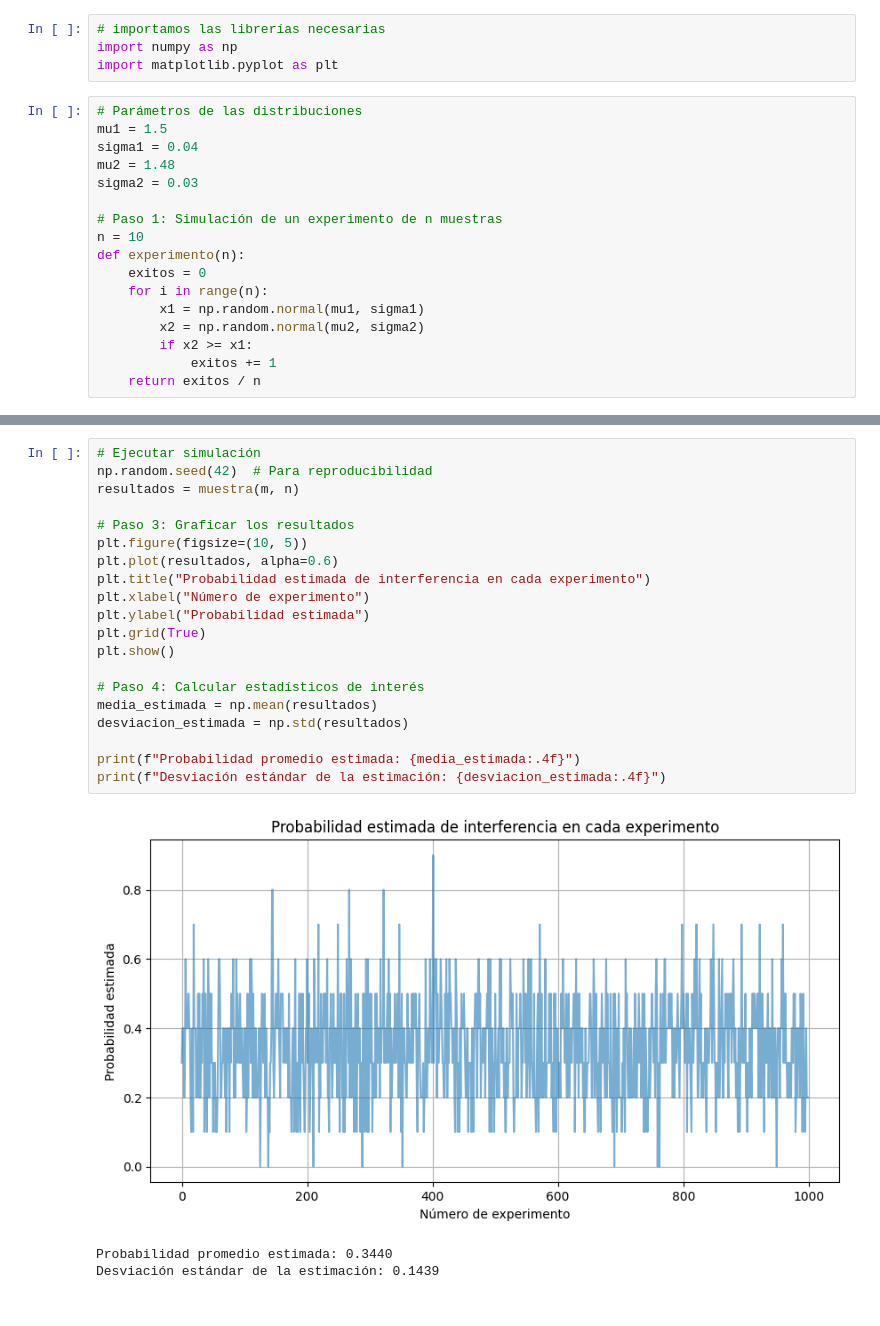
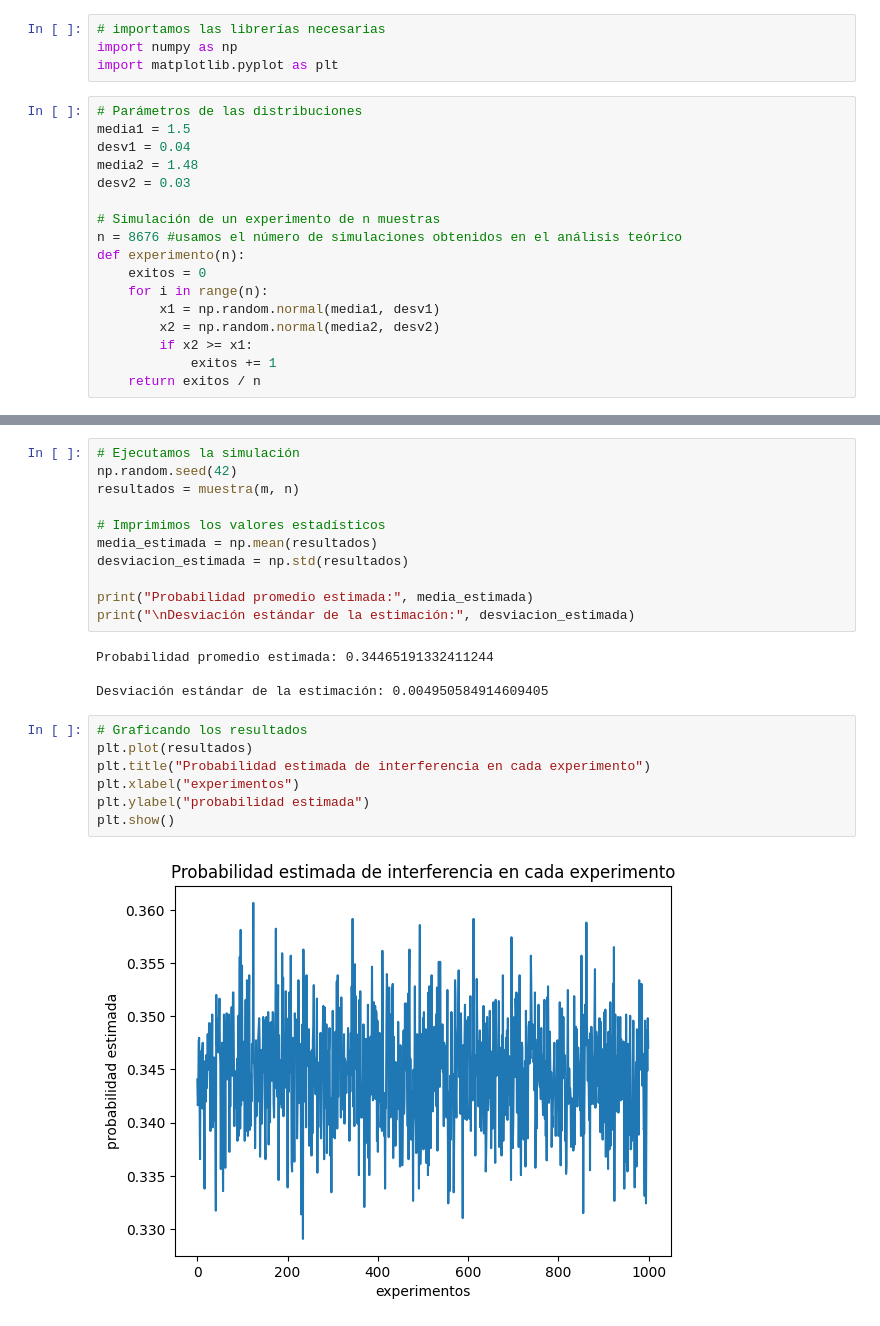
Before and after one commit to vanecornejo/Simulaci-n-I, a Jupyter notebook: Flecha y cojinete.ipynb, the cells around one changed output, grey strips where cells are left out. Drawn from its saved outputs; the diff is of its cells as text.

```diff
--- a/Flecha y cojinete.ipynb
+++ b/Flecha y cojinete.ipynb
@@ -60,18 +66,18 @@ import numpy as np
 import matplotlib.pyplot as plt
 # %%
 # Parámetros de las distribuciones
-mu1 = 1.5
-sigma1 = 0.04
-mu2 = 1.48
-sigma2 = 0.03
+media1 = 1.5
+desv1 = 0.04
+media2 = 1.48
+desv2 = 0.03
 
-# Paso 1: Simulación de un experimento de n muestras
-n = 10
+# Simulación de un experimento de n muestras
+n = 8676 #usamos el número de simulaciones obtenidos en el análisis teórico
 def experimento(n):
     exitos = 0
     for i in range(n):
-        x1 = np.random.normal(mu1, sigma1)
-        x2 = np.random.normal(mu2, sigma2)
+        x1 = np.random.normal(media1, desv1)
+        x2 = np.random.normal(media2, desv2)
         if x2 >= x1:
             exitos += 1
     return exitos / n
@@ -85,26 +91,26 @@ def muestra(m, n):
         resultados.append(p)
     return resultados
 # %%
-# Ejecutar simulación
-np.random.seed(42)  # Para reproducibilidad
+# Ejecutamos la simulación
+np.random.seed(42)
 resultados = muestra(m, n)
 
-# Paso 3: Graficar los resultados
-plt.figure(figsize=(10, 5))
-plt.plot(resultados, alpha=0.6)
-plt.title("Probabilidad estimada de interferencia en cada experimento")
-plt.xlabel("Número de experimento")
-plt.ylabel("Probabilidad estimada")
-plt.grid(True)
-plt.show()
-
-# Paso 4: Calcular estadísticos de interés
+# Imprimimos los valores estadísticos
 media_estimada = np.mean(resultados)
 desviacion_estimada = np.std(resultados)
 
-print(f"Probabilidad promedio estimada: {media_estimada:.4f}")
-print(f"Desviación estándar de la estimación: {desviacion_estimada:.4f}")
+print("Probabilidad promedio estimada:", media_estimada)
+print("\nDesviación estándar de la estimación:", desviacion_estimada)
 # %% [output]
-[figure, removed]
-Probabilidad promedio estimada: 0.3440
-Desviación estándar de la estimación: 0.1439
+Probabilidad promedio estimada: 0.34465191332411244
+
+Desviación estándar de la estimación: 0.004950584914609405
+# %%
+# Graficando los resultados
+plt.plot(resultados)
+plt.title("Probabilidad estimada de interferencia en cada experimento")
+plt.xlabel("experimentos")
+plt.ylabel("probabilidad estimada")
+plt.show()
+# %% [output]
+[figure, added]
```
Also changed, not shown: parts of 4 cells of this notebook.
